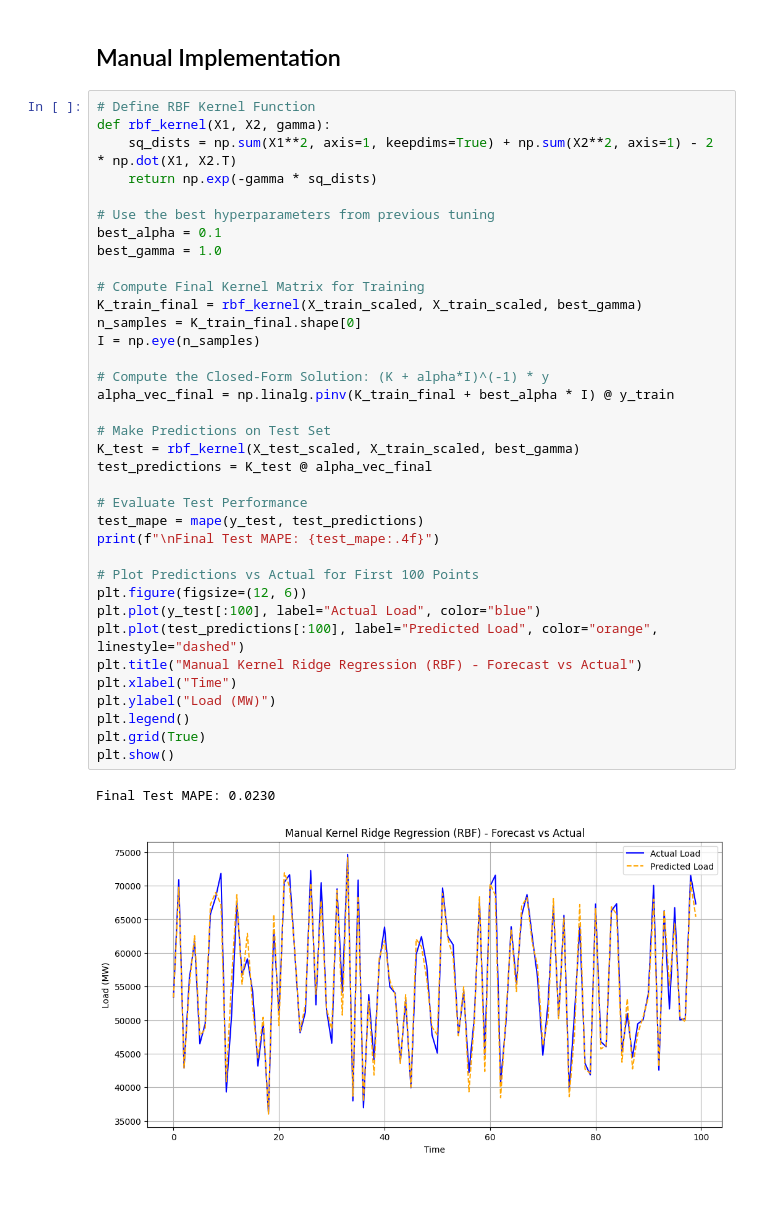
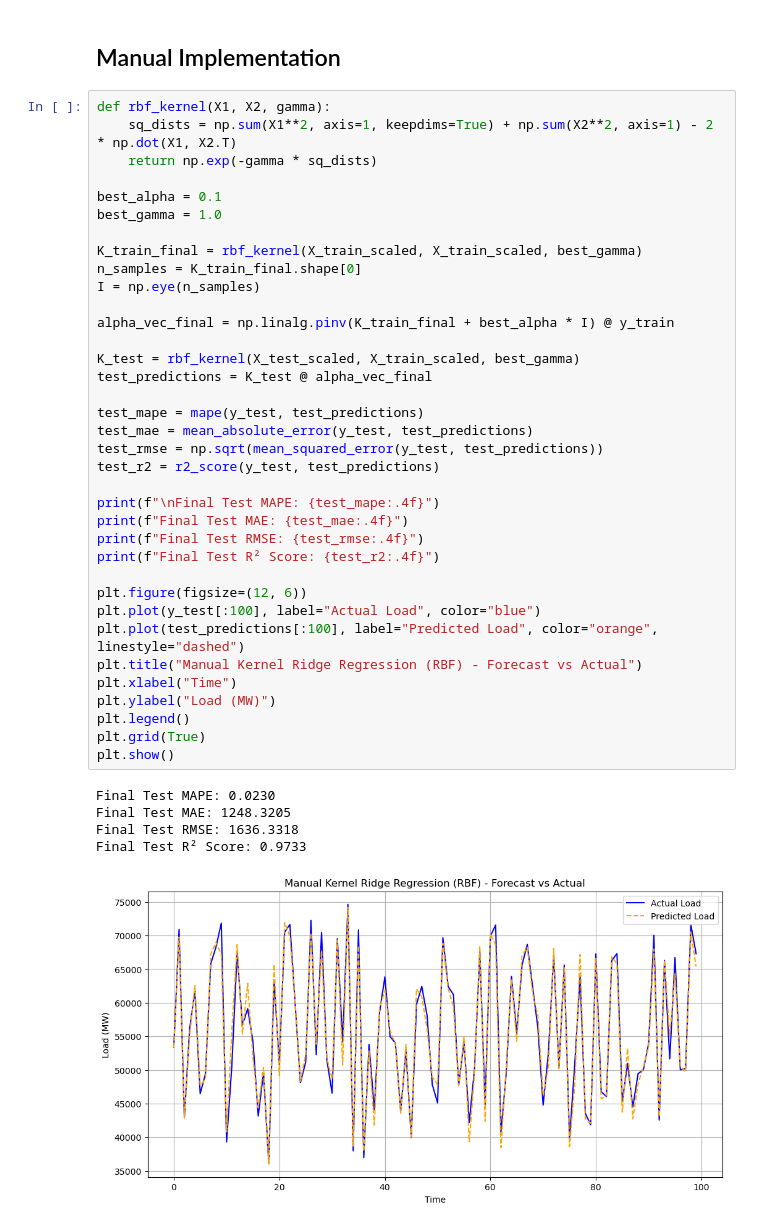
Before and after one commit to 333Rayyan/Electricity-Forecasting, a Jupyter notebook: krr_library.ipynb, the cells around one changed output. Cells and saved outputs as stored; diff of their text form; blank space fills up the shorter version.

```diff
--- a/krr_library.ipynb
+++ b/krr_library.ipynb
@@ -285,41 +301,44 @@ Reduced Training size: 15338, Validation size: 3287, Test size: 3287
 # %% [markdown]
 ## Manual Implementation
 # %%
-# Define RBF Kernel Function
 def rbf_kernel(X1, X2, gamma):
     sq_dists = np.sum(X1**2, axis=1, keepdims=True) + np.sum(X2**2, axis=1) - 2 * np.dot(X1, X2.T)
     return np.exp(-gamma * sq_dists)
 
-# Use the best hyperparameters from previous tuning
 best_alpha = 0.1
 best_gamma = 1.0
 
-# Compute Final Kernel Matrix for Training
 K_train_final = rbf_kernel(X_train_scaled, X_train_scaled, best_gamma)
 n_samples = K_train_final.shape[0]
 I = np.eye(n_samples)
 
-# Compute the Closed-Form Solution: (K + alpha*I)^(-1) * y
 alpha_vec_final = np.linalg.pinv(K_train_final + best_alpha * I) @ y_train
 
-# Make Predictions on Test Set
 K_test = rbf_kernel(X_test_scaled, X_train_scaled, best_gamma)
 test_predictions = K_test @ alpha_vec_final
 
-# Evaluate Test Performance
 test_mape = mape(y_test, test_predictions)
+test_mae = mean_absolute_error(y_test, test_predictions)
+test_rmse = np.sqrt(mean_squared_error(y_test, test_predictions))
+test_r2 = r2_score(y_test, test_predictions)
+
 print(f"\nFinal Test MAPE: {test_mape:.4f}")
+print(f"Final Test MAE: {test_mae:.4f}")
+print(f"Final Test RMSE: {test_rmse:.4f}")
+print(f"Final Test R² Score: {test_r2:.4f}")
 
-# Plot Predictions vs Actual for First 100 Points
 plt.figure(figsize=(12, 6))
 plt.plot(y_test[:100], label="Actual Load", color="blue")
 plt.plot(test_predictions[:100], label="Predicted Load", color="orange", linestyle="dashed")
 plt.title("Manual Kernel Ridge Regression (RBF) - Forecast vs Actual")
 plt.xlabel("Time")
 plt.ylabel("Load (MW)")
 plt.legend()
 plt.grid(True)
 plt.show()
 # %% [output]
 Final Test MAPE: 0.0230
+Final Test MAE: 1248.3205
+Final Test RMSE: 1636.3318
+Final Test R² Score: 0.9733
-[figure, old version]
+[figure, new version]
```
Also changed, not shown: parts of 6 cells of this notebook, 2 other files.
